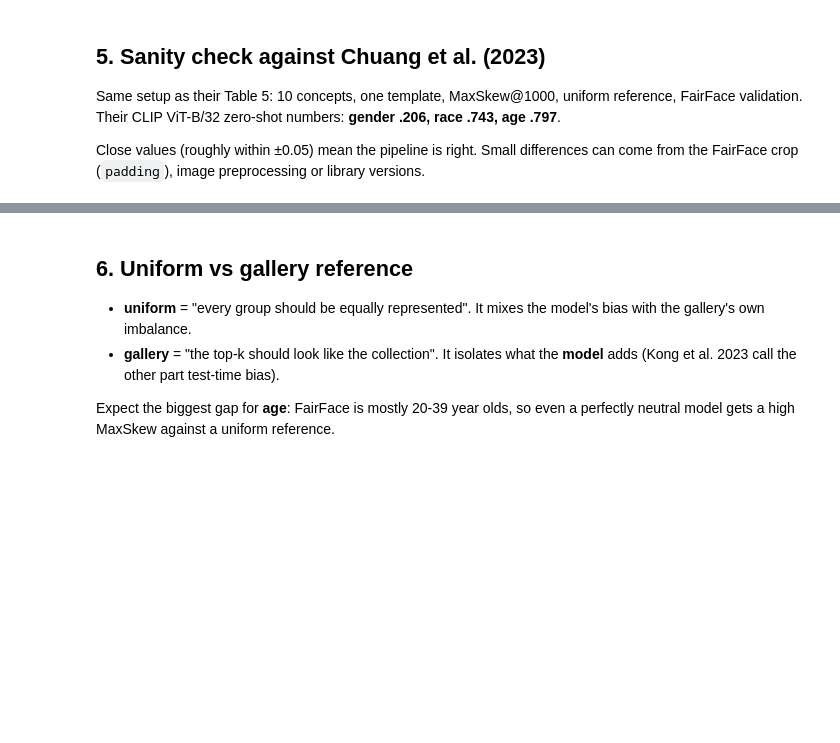
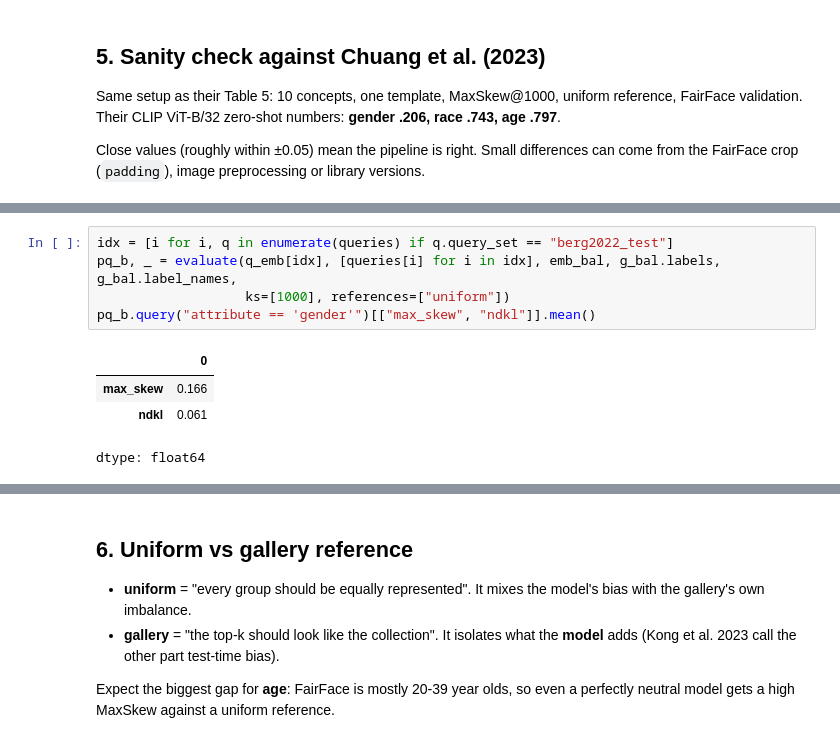
Before and after one commit to simalyucel/clip-bias-mitigation, a Jupyter notebook: notebooks/02_baseline_fairface.ipynb, the cells around one changed output, grey strips where cells are left out. Drawn from its saved outputs; the diff is of its cells as text; blank space fills up the shorter version.

```diff
--- a/notebooks/02_baseline_fairface.ipynb
+++ b/notebooks/02_baseline_fairface.ipynb
@@ -144,0 +269,10 @@ check
+# %%
+idx = [i for i, q in enumerate(queries) if q.query_set == "berg2022_test"]
+pq_b, _ = evaluate(q_emb[idx], [queries[i] for i in idx], emb_bal, g_bal.labels, g_bal.label_names,
+                   ks=[1000], references=["uniform"])
+pq_b.query("attribute == 'gender'")[["max_skew", "ndkl"]].mean()
+# %% [output]
+|  | 0 |
+| max_skew | 0.166 |
+| ndkl | 0.061 |
+dtype: float64
```
Also changed, not shown: parts of 30 cells of this notebook.
